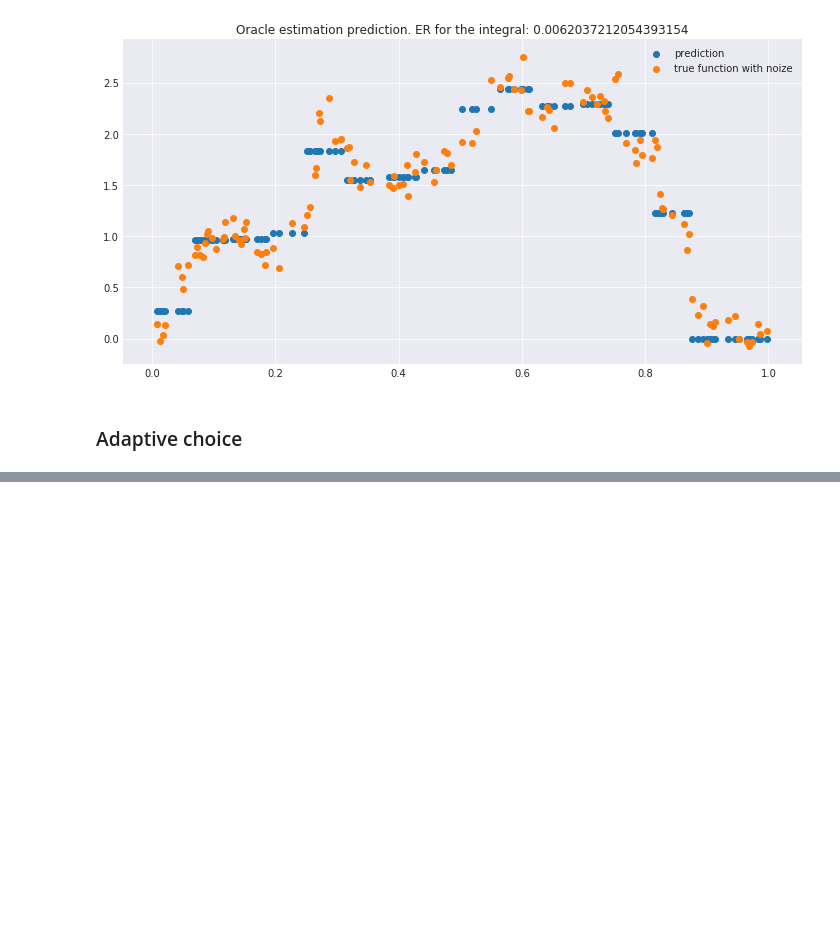
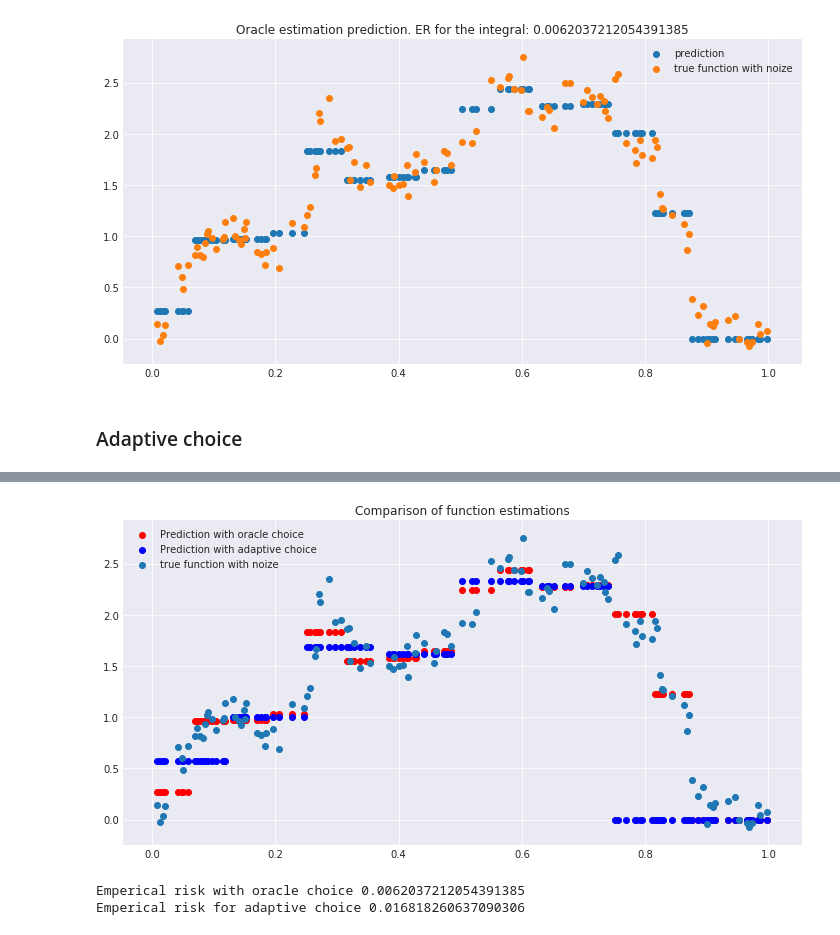
Before and after one commit to grapefroot/skoltech, a Jupyter notebook: Advanced Statistical Methods/asm project.ipynb, the cells around one changed output, grey strips where cells are left out. Drawn from its saved outputs; the diff is of its cells as text; code cells hidden in the pictures; blank space fills up the shorter version.

```diff
--- a/Advanced Statistical Methods/asm project.ipynb
+++ b/Advanced Statistical Methods/asm project.ipynb
@@ -244,9 +270,9 @@ print('Oracle choice: {}'.format(np.min(ms)))
 Oracle choice: 23
 # %%
 PSI_lowerd = generate_psi(X_train)
-PSI_lowerd = PSI_projection(PSI, dim=24)
+PSI_lowerd = PSI_projection(PSI, dim=23)
 
-PSI_H = PSI_projection(generate_psi(X_holdout), dim=24)
+PSI_H = PSI_projection(generate_psi(X_holdout), dim=23)
 
 
 theta = (np.linalg.pinv(PSI_lowerd @ PSI_lowerd.T) @ PSI_lowerd ) @ y_train
@@ -303,0 +360,36 @@ NameError: name 'ms_adaptive' is not defined
+# %%
+PSI_lowerd = generate_psi(X_train)
+PSI_lowerd_1 = PSI_projection(PSI, dim=23)
+
+PSI_H_1 = PSI_projection(generate_psi(X_holdout), dim=23)
+theta_1 = (np.linalg.pinv(PSI_lowerd_1 @ PSI_lowerd_1.T) @ PSI_lowerd_1) @ y_train
+
+prediction_1 = PSI_H_1.T  @ theta_1
+
+PSI_lowerd_2 = PSI_projection(PSI, dim=9)
+PSI_H_2 = PSI_projection(generate_psi(X_holdout), dim=9)
+theta_2 = (np.linalg.pinv(PSI_lowerd_2 @ PSI_lowerd_2.T) @ PSI_lowerd_2 ) @ y_train
+prediction_2 = PSI_H_2.T  @ theta_2
+
+
+W = generate_w(0, 1)
+
+true_theta_bigdim = np.zeros_like(theta)
+true_theta_bigdim[:len(true_theta)] = true_theta
+# %%
+with sns.axes_style('darkgrid'):
+    plt.figure(figsize=(10, 5))
+    plt.scatter(X_holdout, prediction_1, label='Prediction with oracle choice', color='red')
+    plt.scatter(X_holdout, prediction_2, label='Prediction with adaptive choice', color='blue')
+    plt.scatter(X_holdout, y_holdout, label='true function with noize')
+    plt.legend(loc='best')
+    plt.tight_layout()
+    plt.title('Comparison of function estimations')
+    plt.show()
+
+print('Emperical risk with oracle choice {}'.format(emperical_risk(true_theta_bigdim, theta_1, W)))
+print('Emperical risk for adaptive choice {}'.format(emperical_risk(true_theta_bigdim, theta_2, W)))
+# %% [output]
+[figure, added]
+Emperical risk with oracle choice 0.0062037212054391385
+Emperical risk for adaptive choice 0.016818260637090306
```
Also changed, not shown: parts of 8 cells of this notebook.
